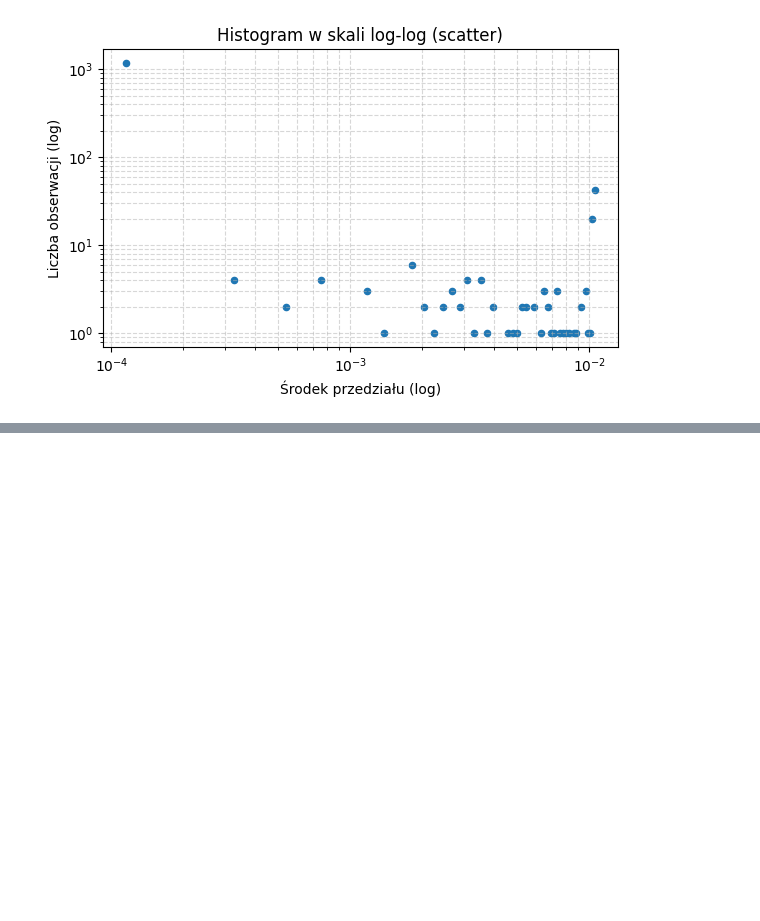
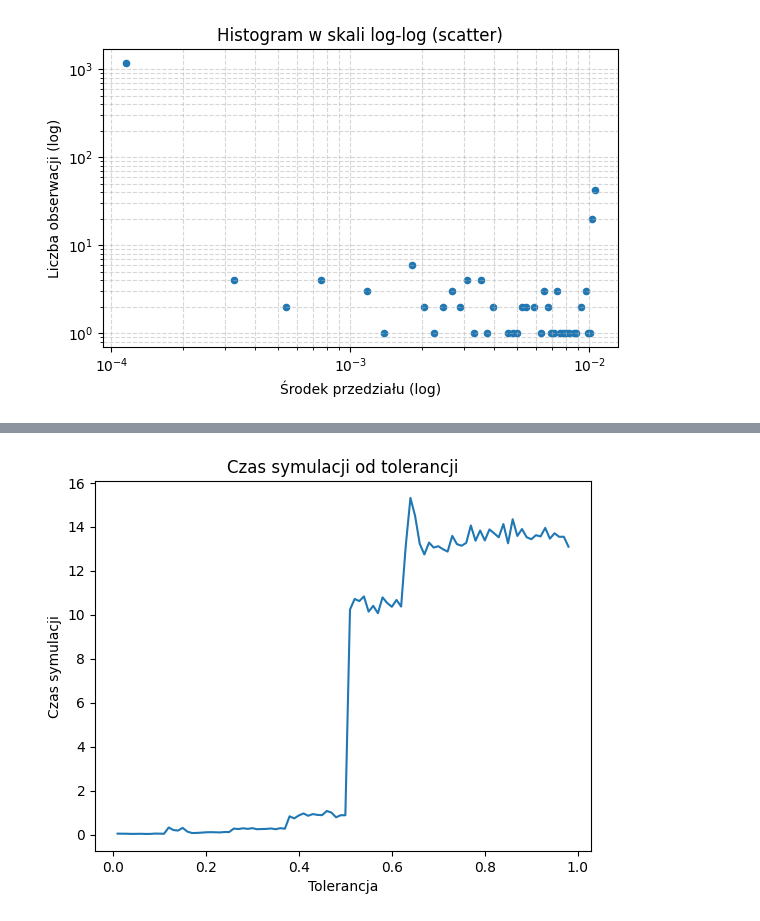
Before and after one commit to Tuliuszen/LabSpec, a Jupyter notebook: Szcz_Lys_Schelling.ipynb, the cells around one changed output, grey strips where cells are left out. Cells and saved outputs as stored; diff of their text form; code cells hidden in the pictures; blank space fills up the shorter version.

```diff
--- a/Szcz_Lys_Schelling.ipynb
+++ b/Szcz_Lys_Schelling.ipynb
@@ -578,0 +634,21 @@ for i in lista_steps:
+# %%
+import time
+
+tol2list = []
+timelist = []
+
+for i in range(1,99):
+    start = time.perf_counter()
+    run_schelling_simulation(density=0.85, intolerance=i/100, plot=False, animate=False)
+    end = time.perf_counter()
+    czas_wykonania = end - start
+    tol2list.append(i/100)
+    timelist.append(czas_wykonania)
+# %%
+plt.plot(tol2list, timelist)
+plt.xlabel("Tolerancja")
+plt.ylabel("Czas symulacji")
+plt.title("Czas symulacji od tolerancji")
+plt.show()
+# %% [output]
+[figure, added]
```
Also changed, not shown: parts of 5 cells of this notebook.
